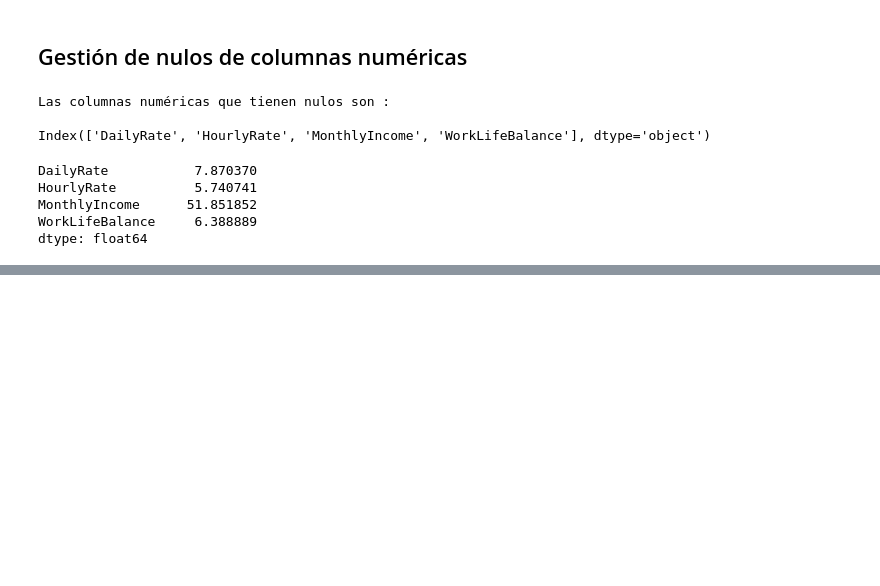
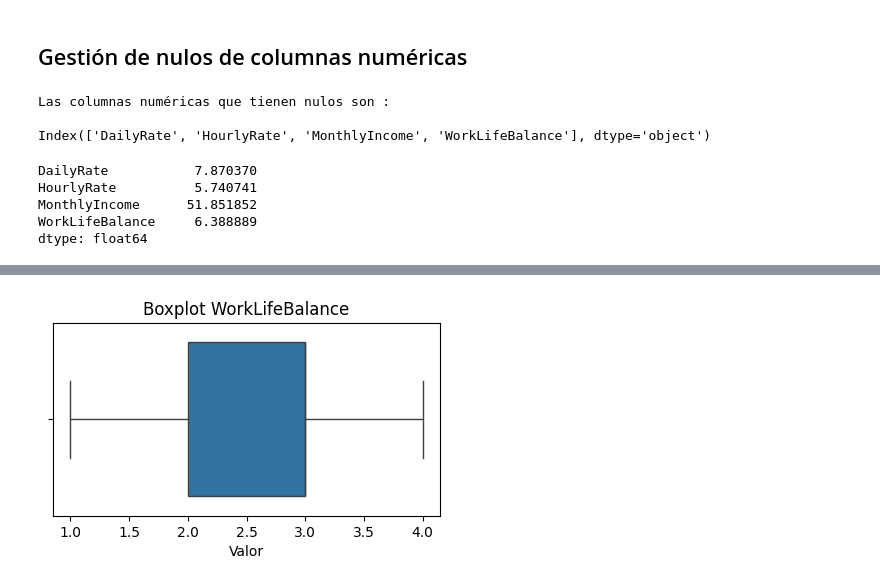
Before and after one commit to TaniaGraff/project-da-promo-angela-modulo-3-team-3, a Jupyter notebook: jupyter_bueno.ipynb, the cells around one changed output, grey strips where cells are left out. Cells and saved outputs as stored; diff of their text form; code cells hidden in the pictures; blank space fills up the shorter version.

Commit message:
Gestión de nulos variables numericas
Se ha añadido la gestión de nulos variables numéricas

```diff
--- a/jupyter_bueno.ipynb
+++ b/jupyter_bueno.ipynb
@@ -720,0 +786,17 @@ dtype: float64
+# %%
+"""# Como la distribución de los datos es asimétrica, imputamos con la mediana
+df_HR['MonthlyIncome'].fillna(df_HR['MonthlyIncome'].median(), inplace=True)"""
+
+# Como el porcentaje de nulos es tan alto usaremos el método IterativeImputer, algo más preciso que la media y la meediana
+# Instanciamos IterativeImputer
+imputer_iterative = IterativeImputer(max_iter=20, random_state=42)
+
+# Ajustamos y transformamos los datos
+imputer_iterative_imputado = imputer_iterative.fit_transform(df_HR[["MonthlyIncome"]])
+
+# Comprobamos el array imputado
+print("\nArray imputado:")
+print(imputer_iterative_imputado)
+
+# Convertimos el resultado de vuelta a un DataFrame
+df_HR["MonthlyIncome"] = imputer_iterative_imputado
@@ -720,0 +812,9 @@ dtype: float64
+# %%
+# Hacemos un Boxplot para ver la distribución de los datos
+plt.figure(figsize=(5, 2.5))
+sns.boxplot(x=df_HR['WorkLifeBalance'])
+plt.title('Boxplot WorkLifeBalance')
+plt.xlabel('Valor')
+plt.show()
+# %% [output]
+[figure, added]
```
Also changed, not shown: parts of 22 cells of this notebook.
